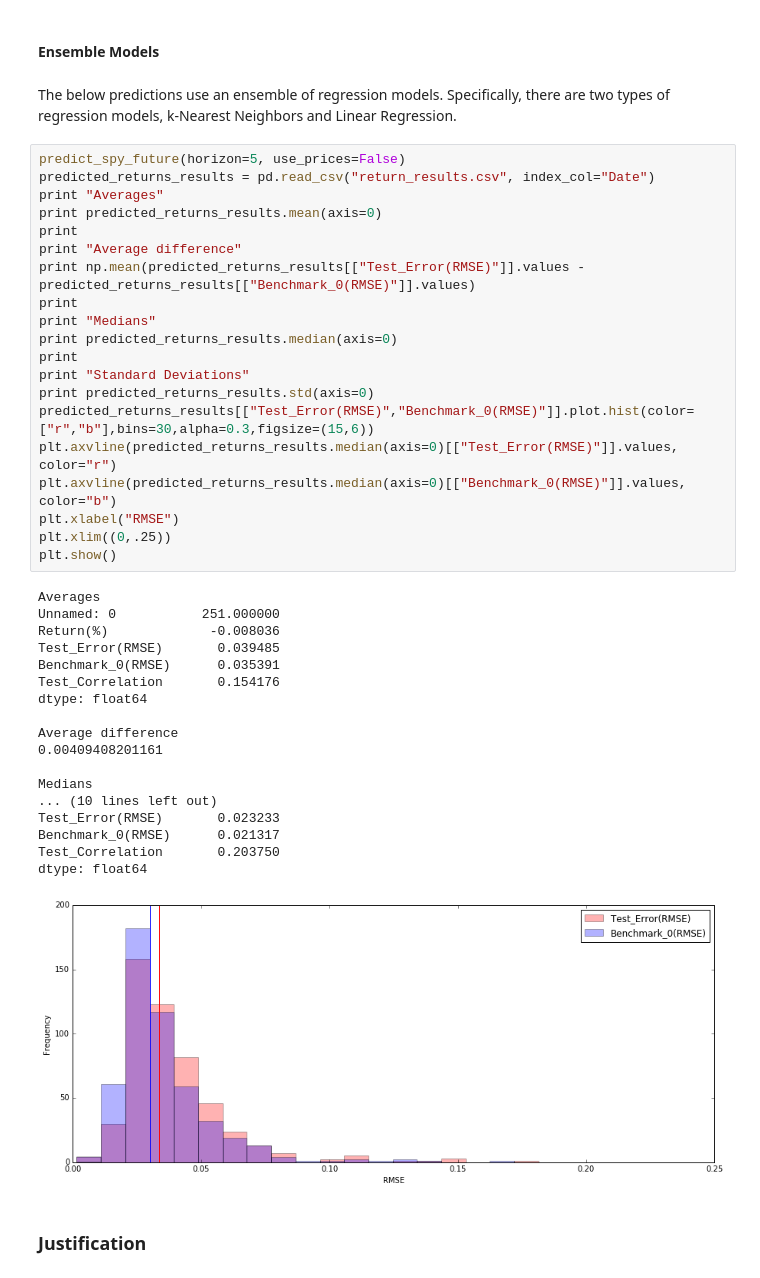
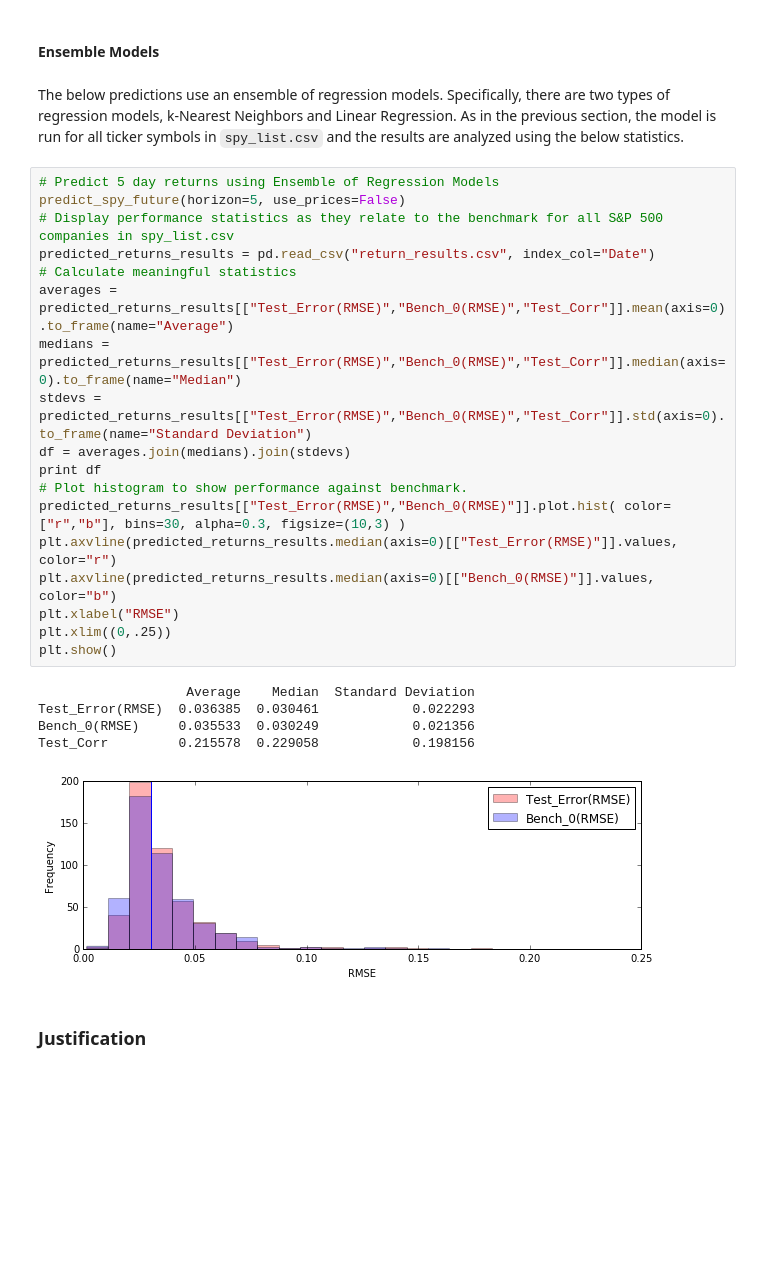
Before and after one commit to Seananigans/Finance, a Jupyter notebook: StockPredictor/FinalReport.ipynb, the cells around one changed output. Drawn from its saved outputs; the diff is of its cells as text; blank space fills up the shorter version.

```diff
--- a/StockPredictor/FinalReport.ipynb
+++ b/StockPredictor/FinalReport.ipynb
@@ -518,45 +461,30 @@ dtype: float64
 # %% [markdown]
 #### Ensemble Models
 # %% [markdown]
-The below predictions use an ensemble of regression models. Specifically, there are two types of regression models, k-Nearest Neighbors and Linear Regression.
+The below predictions use an ensemble of regression models. Specifically, there are two types of regression models, k-Nearest Neighbors and Linear Regression. As in the previous section, the model is run for all ticker symbols in `spy_list.csv` and the results are analyzed using the below statistics.
 # %%
+# Predict 5 day returns using Ensemble of Regression Models
 predict_spy_future(horizon=5, use_prices=False)
+# Display performance statistics as they relate to the benchmark for all S&P 500 companies in spy_list.csv
 predicted_returns_results = pd.read_csv("return_results.csv", index_col="Date")
-print "Averages"
-print predicted_returns_results.mean(axis=0)
-print
-print "Average difference"
-print np.mean(predicted_returns_results[["Test_Error(RMSE)"]].values - predicted_returns_results[["Benchmark_0(RMSE)"]].values)
-print
-print "Medians"
-print predicted_returns_results.median(axis=0)
-print
-print "Standard Deviations"
-print predicted_returns_results.std(axis=0)
-predicted_returns_results[["Test_Error(RMSE)","Benchmark_0(RMSE)"]].plot.hist(color=["r","b"],bins=30,alpha=0.3,figsize=(15,6))
+# Calculate meaningful statistics
+averages = predicted_returns_results[["Test_Error(RMSE)","Bench_0(RMSE)","Test_Corr"]].mean(axis=0).to_frame(name="Average")
+medians = predicted_returns_results[["Test_Error(RMSE)","Bench_0(RMSE)","Test_Corr"]].median(axis=0).to_frame(name="Median")
+stdevs = predicted_returns_results[["Test_Error(RMSE)","Bench_0(RMSE)","Test_Corr"]].std(axis=0).to_frame(name="Standard Deviation")
+df = averages.join(medians).join(stdevs)
+print df
+# Plot histogram to show performance against benchmark.
+predicted_returns_results[["Test_Error(RMSE)","Bench_0(RMSE)"]].plot.hist( color=["r","b"], bins=30, alpha=0.3, figsize=(10,3) )
 plt.axvline(predicted_returns_results.median(axis=0)[["Test_Error(RMSE)"]].values, color="r")
-plt.axvline(predicted_returns_results.median(axis=0)[["Benchmark_0(RMSE)"]].values, color="b")
+plt.axvline(predicted_returns_results.median(axis=0)[["Bench_0(RMSE)"]].values, color="b")
 plt.xlabel("RMSE")
 plt.xlim((0,.25))
 plt.show()
 # %% [output]
-Averages
-Unnamed: 0           251.000000
-Return(%)             -0.008036
-Test_Error(RMSE)       0.039485
-Benchmark_0(RMSE)      0.035391
-Test_Correlation       0.154176
-dtype: float64
-
-Average difference
-0.00409408201161
-
-Medians
-... (10 lines left out)
-Test_Error(RMSE)       0.023233
-Benchmark_0(RMSE)      0.021317
-Test_Correlation       0.203750
-dtype: float64
+                   Average    Median  Standard Deviation
+Test_Error(RMSE)  0.036385  0.030461            0.022293
+Bench_0(RMSE)     0.035533  0.030249            0.021356
+Test_Corr         0.215578  0.229058            0.198156
-[figure, old version]
+[figure, new version]
 # %% [markdown]
 ### Justification
```
Also changed, not shown: parts of 48 cells of this notebook.
